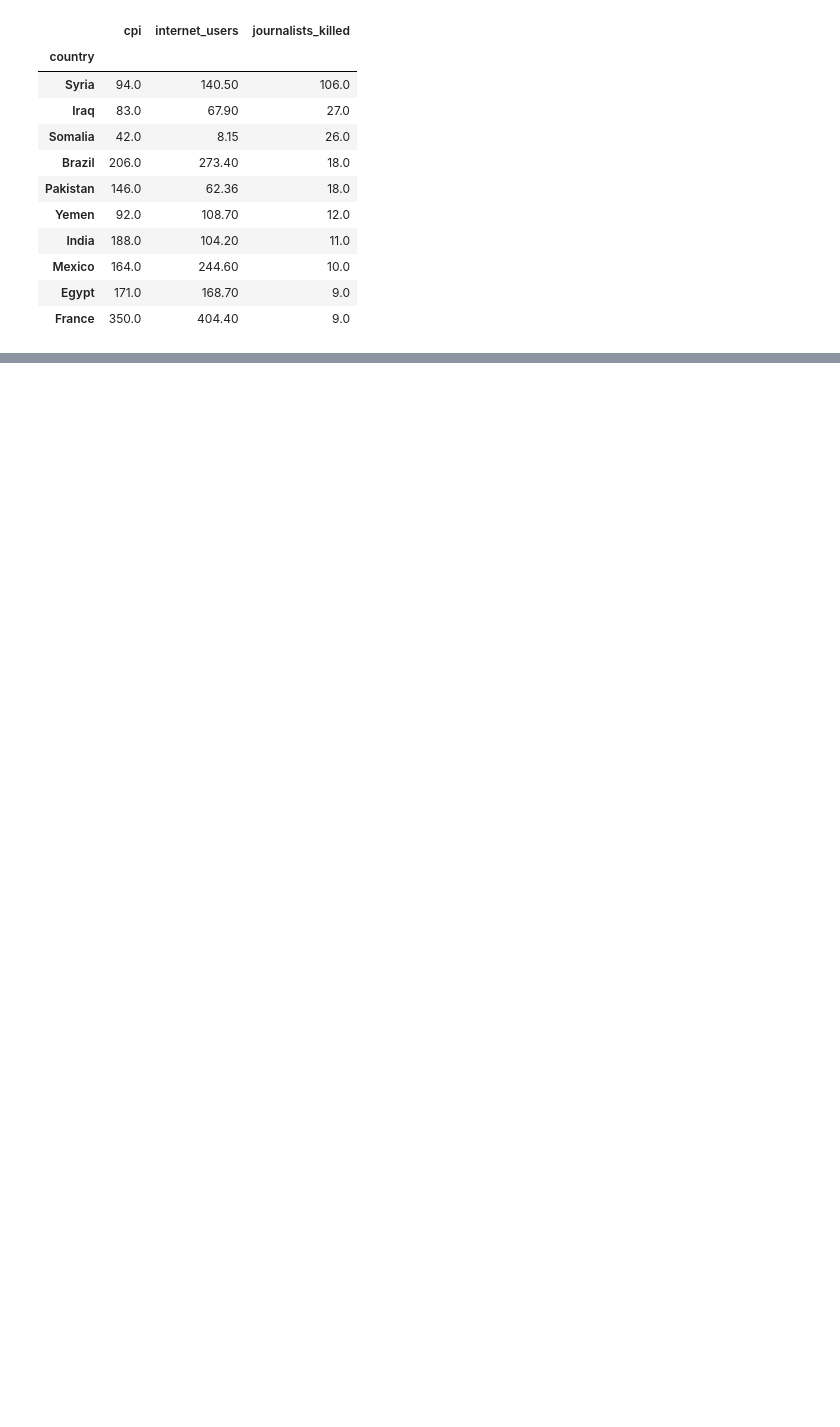
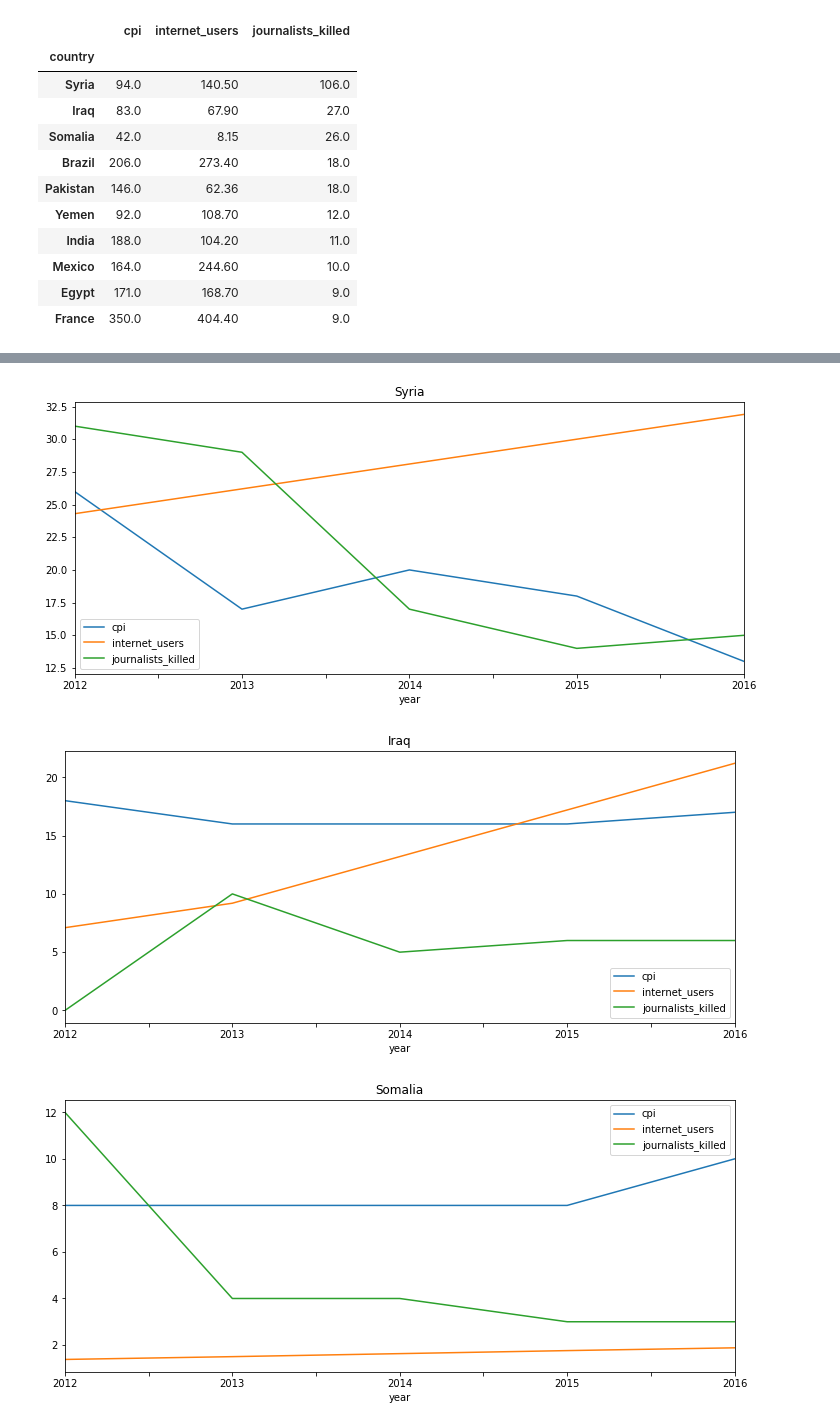
Before and after one commit to luisberns/study-data-analysis, a Jupyter notebook: dand-udacity/project2/corruption_analysis.ipynb, the cells around one changed output, grey strips where cells are left out. Drawn from its saved outputs; the diff is of its cells as text; code cells hidden in the pictures; blank space fills up the shorter version.

```diff
--- a/dand-udacity/project2/corruption_analysis.ipynb
+++ b/dand-udacity/project2/corruption_analysis.ipynb
@@ -368,0 +378,11 @@ ax = sns.heatmap(hm, vmin=0, vmax=100, annot=True, linewidths=.5)
+# %%
+# Let's get the list of countries and store in a new variable
+countries_most_killed = list(most_killed.index)
+
+# Now we select only those countries in our dataset and plot into a graph
+for c in countries_most_killed:
+    df[df.country == c].plot('year', title=c, figsize=(12,5))
+# %% [output]
+[figure, added]
+[figure, added]
+[figure, added]
```
Also changed, not shown: parts of 18 cells of this notebook.
